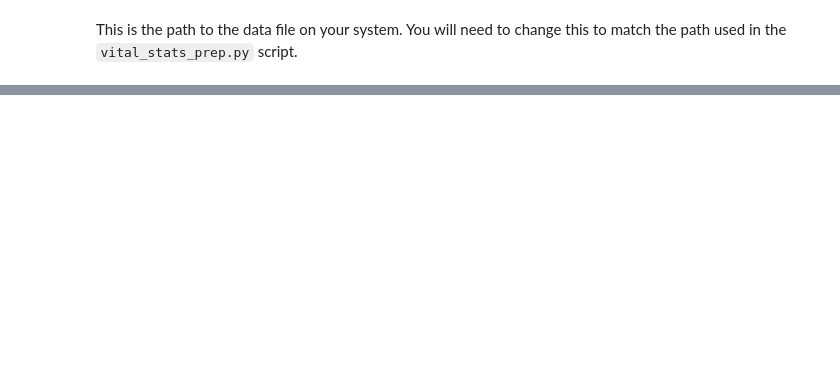
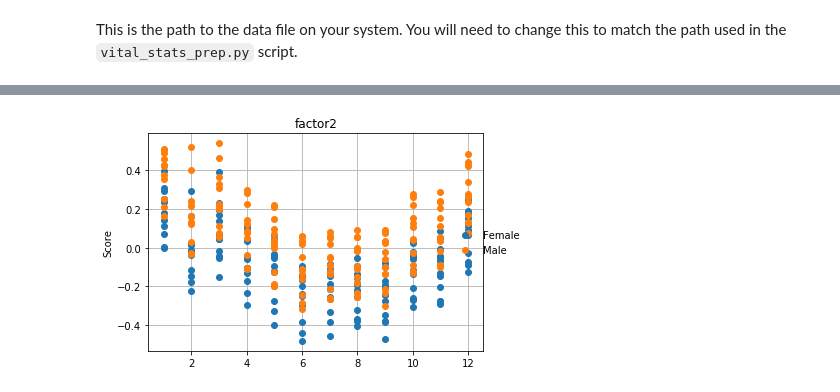
Before and after one commit to kshedden/workshops, a Jupyter notebook: mortality/notebooks/mort_pca.ipynb, the cells around one changed output, grey strips where cells are left out. Drawn from its saved outputs; the diff is of its cells as text; code cells hidden in the pictures; blank space fills up the shorter version.

```diff
--- a/mortality/notebooks/mort_pca.ipynb
+++ b/mortality/notebooks/mort_pca.ipynb
@@ -66,0 +146,4 @@ Text(0, 0.5, 'Scores for component 2')
+# %%
+plot_month("factor2")
+# %% [output]
+[figure, added]
```
Also changed, not shown: parts of 28 cells of this notebook, 2 other files.
